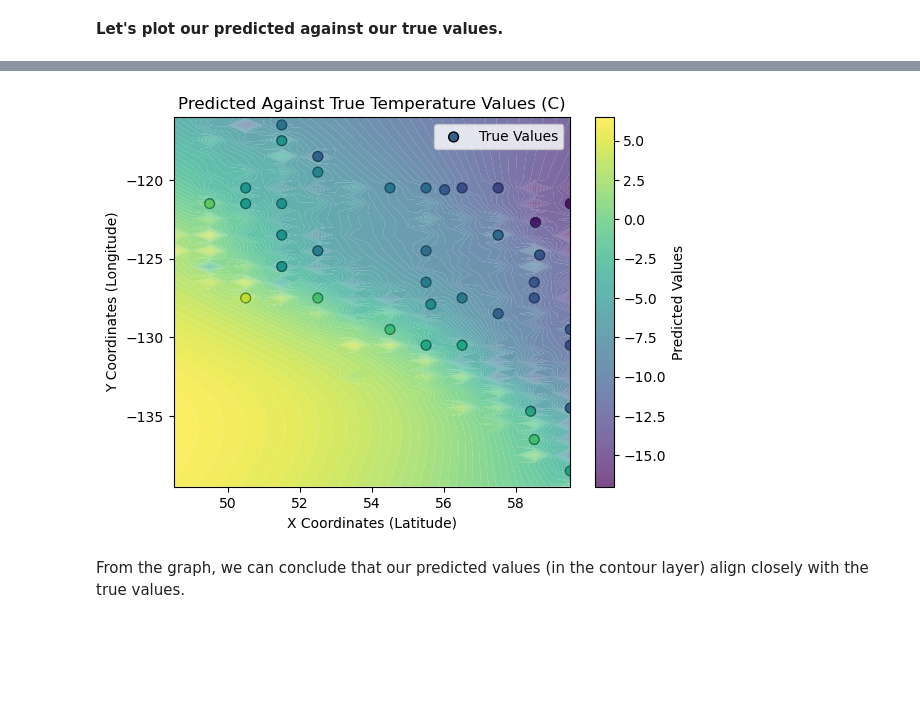
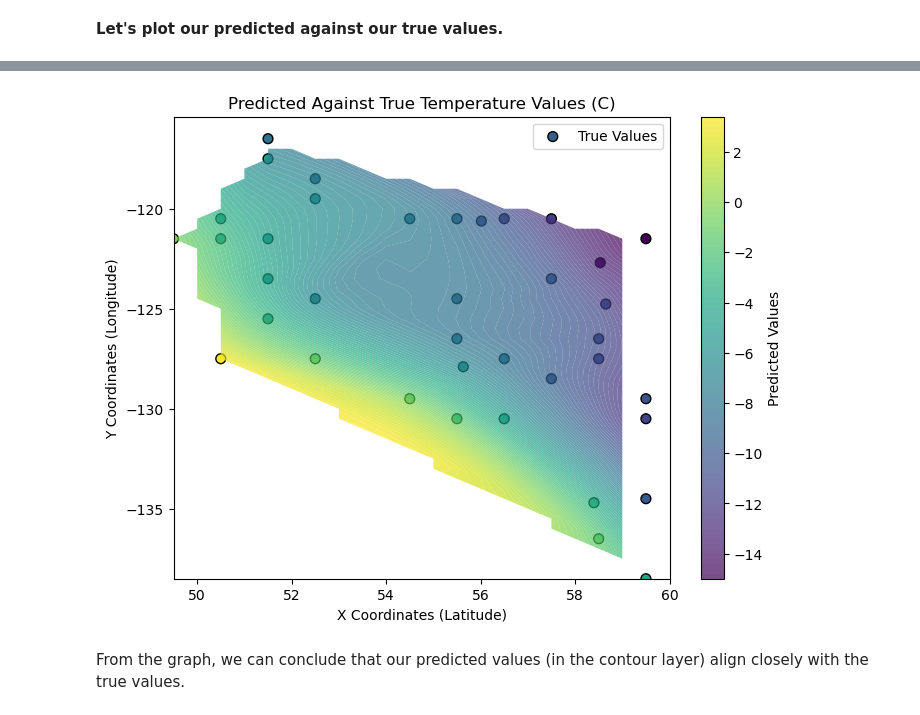
Before and after one commit to Vancouver-Datajam/GIS-Interpolation, a Jupyter notebook: notebooks/model_evaluation_plotting.ipynb, the cells around one changed output, grey strips where cells are left out. Drawn from its saved outputs; the diff is of its cells as text; code cells hidden in the pictures; blank space fills up the shorter version.

Commit message:
Fixed modeling and plotting code errors.

```diff
--- a/notebooks/model_evaluation_plotting.ipynb
+++ b/notebooks/model_evaluation_plotting.ipynb
@@ -357,26 +343,39 @@ TypeError: Invalid shape (38,) for image data
 # %%
 import matplotlib.pyplot as plt
+# %%
+from scipy.interpolate import griddata
+
+# Define a grid for the test data
+gridx_test = np.arange(X_test['Latitude'].min(), X_test['Latitude'].max(), resolution)
+gridy_test = np.arange(X_test['Longitude'].min(), X_test['Longitude'].max(), resolution)
+gridx_test, gridy_test = np.meshgrid(gridx_test, gridy_test)
+
+# Interpolate the predicted values onto the grid
+points = np.vstack((X_test['Latitude'], X_test['Longitude'])).T
+z_pred_interpolated = griddata(points, predicted_values, (gridx_test, gridy_test), method='cubic')
 # %%
 #Plot true values
+
+plt.figure(figsize=(8, 6))
 
 plt.scatter(X_test['Latitude'], X_test['Longitude'], c=actual_values, cmap='viridis',
             label='True Values', marker='o', edgecolors='k', s=50)
 
 #Plot predicted values as a contour layer
-contour = plt.contourf(gridx, gridy, y_pred, cmap='viridis', levels=100, alpha=0.7, antialiased=True)
+contour = plt.contourf(gridx_test, gridy_test, z_pred_interpolated, cmap='viridis', levels=100, alpha=0.7, antialiased=True)
 
 #Add colour bar
 cbar = plt.colorbar(contour, label='Predicted Values')
 
 #Add labels and legend
 plt.xlabel('X Coordinates (Latitude)')
 plt.ylabel('Y Coordinates (Longitude)')
 plt.legend()
 plt.title('Predicted Against True Temperature Values (C)')
 
 #Show the plot
 plt.show()
 # %% [output]
-[figure, old version]
+[figure, new version]
 # %% [markdown]
 From the graph, we can conclude that our predicted values (in the contour layer) align closely with the true values.
```
Also changed, not shown: parts of 5 cells of this notebook.
